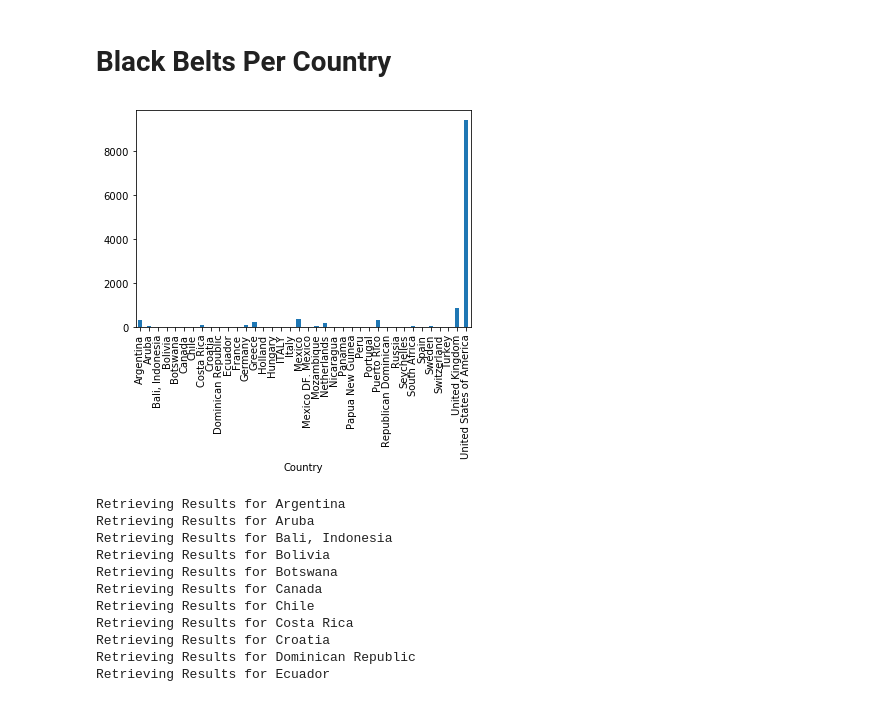
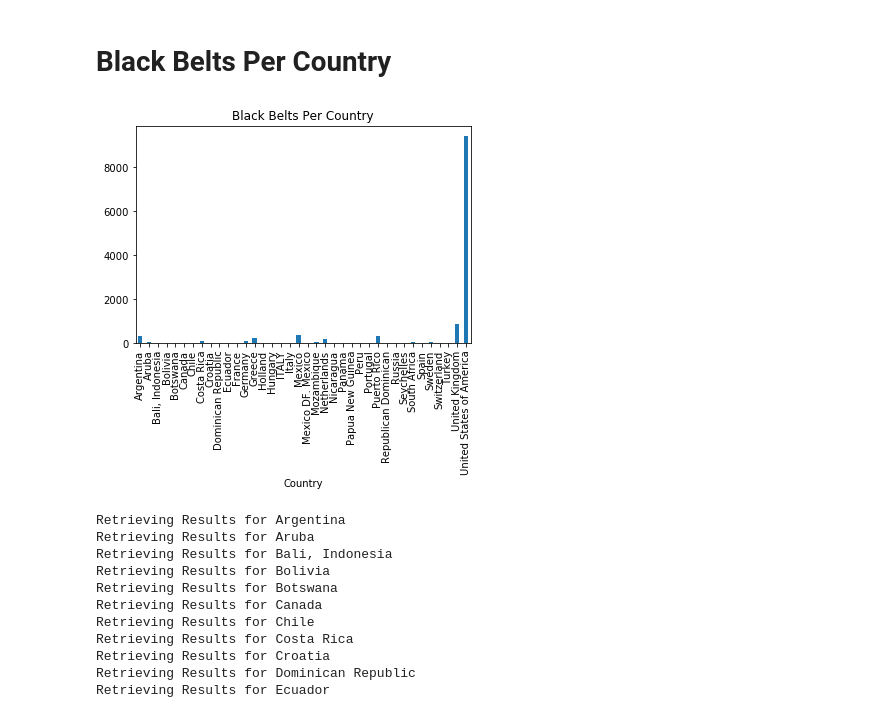
Before and after one commit to BeLacy87/Project1_Lacy_Mathew, a Jupyter notebook: Brainstorm_Lacy.ipynb, the cells around one changed output. Drawn from its saved outputs; the diff is of its cells as text; code cells hidden in the pictures.

```diff
--- a/Brainstorm_Lacy.ipynb
+++ b/Brainstorm_Lacy.ipynb
@@ -331,9 +331,13 @@ by_country_gup=gup_studio_merge6.groupby(['Country']).count()
 # %%
 #USA left out of subsequent graphs due to being an outlier
 by_country['ID'].plot(kind='bar')
+
+
+plt.title('Black Belts Per Country')
+plt.savefig("dan_per_country.png")
 plt.show()
 # %% [output]
-[figure, old version]
+[figure, new version]
 # %%
 #create list from groupby object
 countries=by_country.index.values
```
Also changed, not shown: parts of 5 cells of this notebook.
